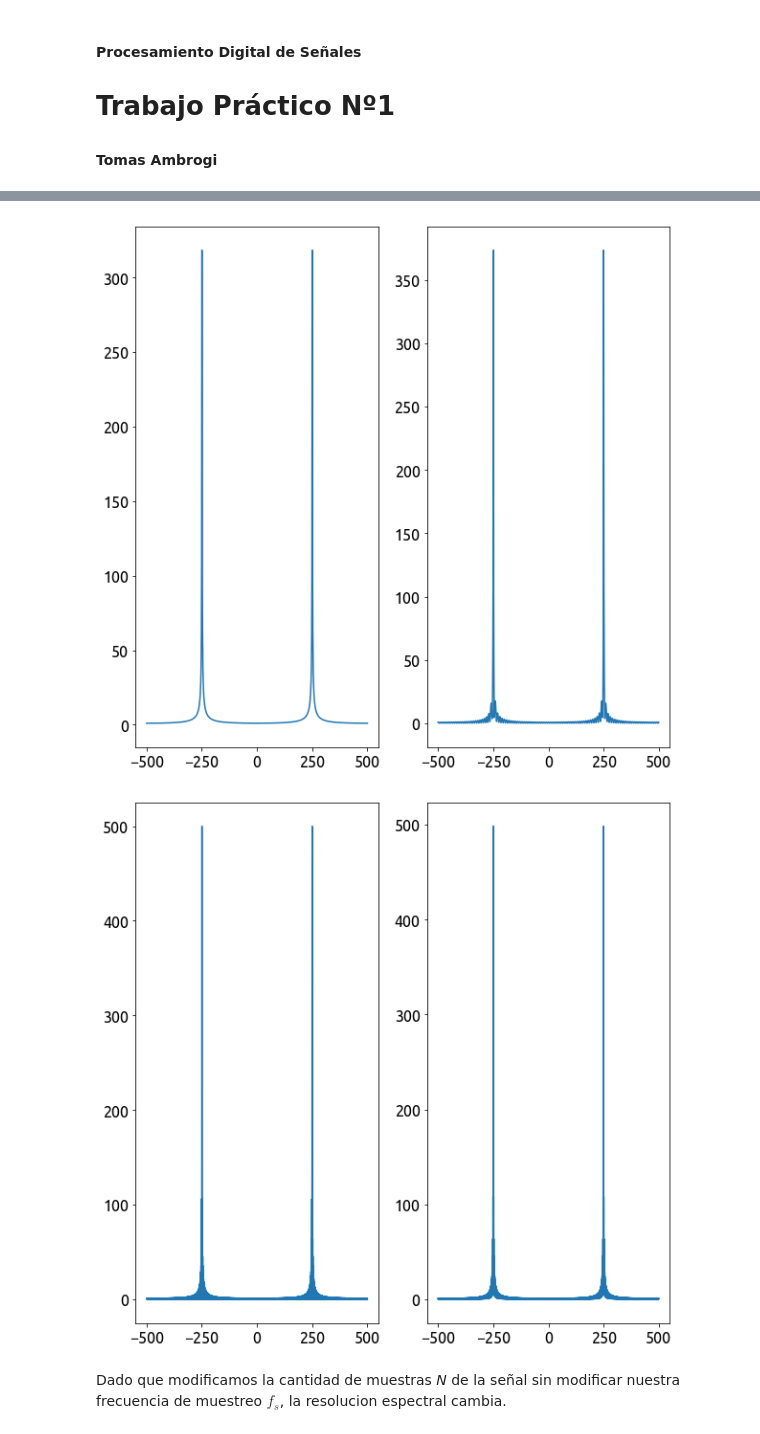
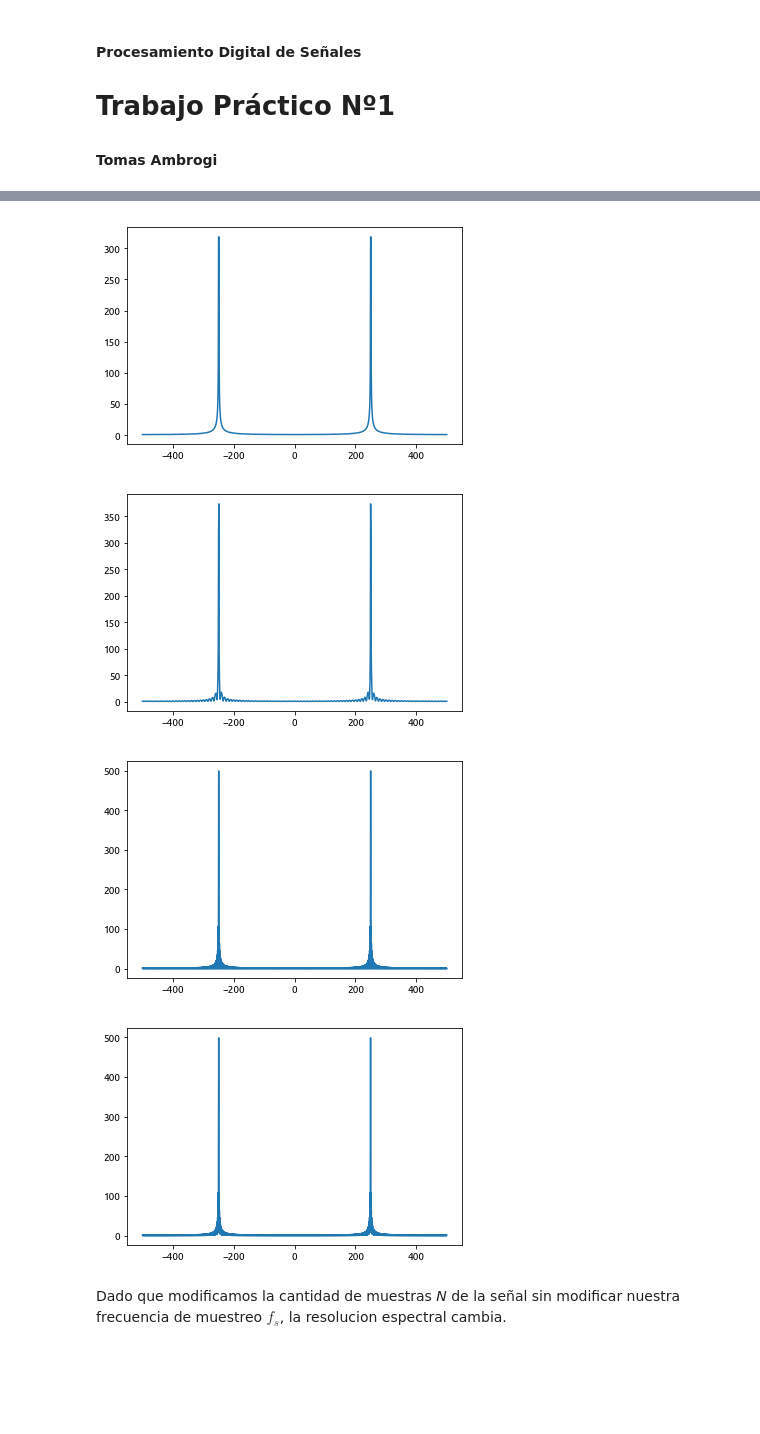
Before and after one commit to tomiambro/gibio, a Jupyter notebook: fourier.ipynb, the cells around one changed output, grey strips where cells are left out. Cells and saved outputs as stored; diff of their text form; code cells hidden in the pictures; blank space fills up the shorter version.

```diff
--- a/fourier.ipynb
+++ b/fourier.ipynb
@@ -139,46 +139,48 @@ HTML(df.to_html())
 # %%
 Mj = [int(N/10), N, 10*N]
 
-plt.subplot(121)
+#plt.subplot(121)
 plt.plot(ff, np.abs(S3))
-#plt.show()
+plt.show()
 
 N_pad0 = int(N + Mj[0])
 ff_pad0 = np.linspace(-int((N_pad0/2)*fs/N_pad0), int((N_pad0/2)*fs/N_pad0), N_pad0).flatten()
 s3_pad0 = np.pad(s3, int(Mj[0]/2), 'constant')
 S3_pad0 = np.fft.fft(s3_pad0)
 
-plt.subplot(122)
+#plt.subplot(122)
 plt.plot(ff_pad0, np.abs(S3_pad0))
 plt.show()
 
 
 N_pad1 = N + Mj[1]
 ff_pad1 = np.linspace(-int((N_pad1/2)*fs/N_pad1), int((N_pad1/2)*fs/N_pad1), N_pad1).flatten()
 s3_pad1 = np.pad(s3, int(Mj[1]/2), 'constant')
 S3_pad1 = np.fft.fft(s3_pad1)
 
-plt.subplot(121)
+#plt.subplot(121)
 plt.plot(ff_pad1, np.abs(S3_pad1))
-#plt.show()
+plt.show()
 
 
 N_pad2 = N + Mj[2]
 ff_pad2 = np.linspace(-int((N_pad2/2)*fs/N_pad2), int((N_pad2/2)*fs/N_pad2), N_pad2).flatten()
 s3_pad2 = np.pad(s3, int(Mj[2]/2), 'constant')
 S3_pad2 = np.fft.fft(s3_pad2)
 
-plt.subplot(122)
+#plt.subplot(122)
 plt.plot(ff_pad2, np.abs(S3_pad2))
 plt.show()
 
 
 M0 = (fo + 0.5) * N_pad0 / fs
 M1 = (fo + 0.5) * N_pad1 / fs
 M2 = (fo + 0.5) * N_pad2 / fs
 # %% [output]
-[figure, old version]
+[figure, new version]
-[figure, old version]
+[figure, new version]
+[figure, added]
+[figure, added]
 # %% [markdown]
 Dado que modificamos la cantidad de muestras <em>N</em> de la señal sin modificar nuestra frecuencia de muestreo <em>$f_s$</em>, la resolucion espectral cambia.
 # %% [markdown]
```
Also changed, not shown: parts of 3 cells of this notebook.
